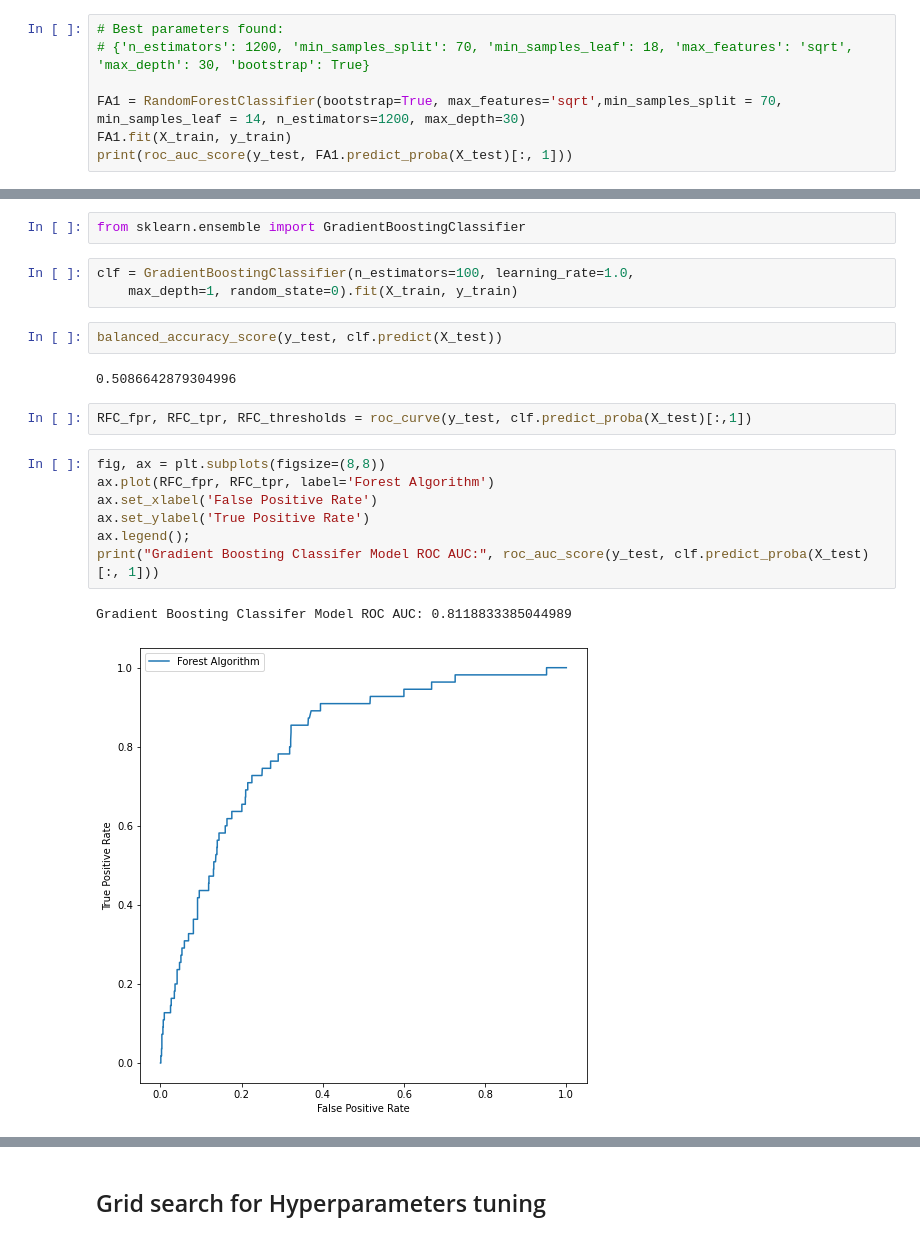
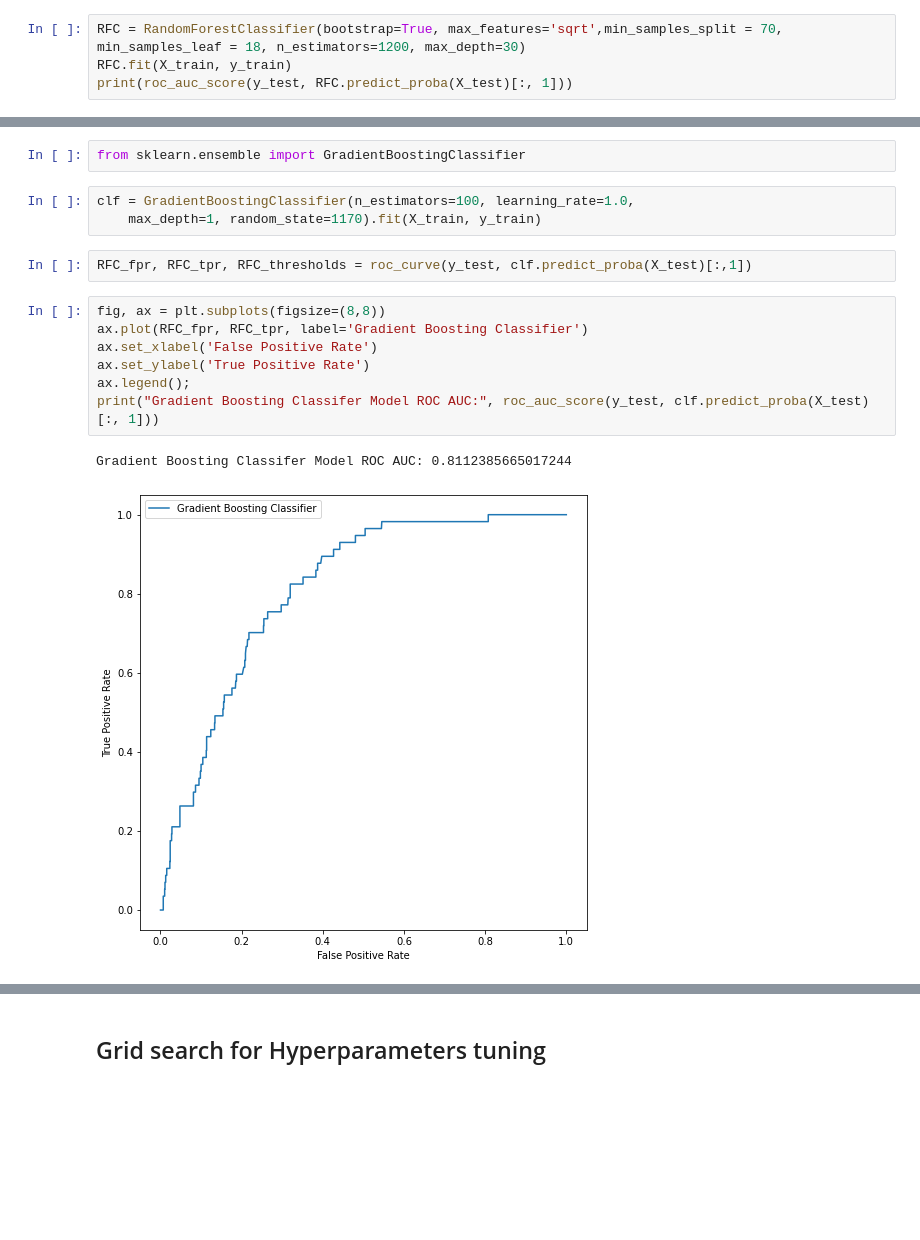
Before and after one commit to LJacquesdedixmude/StrokePredictionStreamlit, a Jupyter notebook: Code/codeStrokePred.ipynb, the cells around one changed output, grey strips where cells are left out. Saved outputs shown, nothing was run; the diff lists cells and outputs as text; blank space fills up the shorter version.

Commit message:
New models added

```diff
--- a/Code/codeStrokePred.ipynb
+++ b/Code/codeStrokePred.ipynb
@@ -221,10 +217,7 @@ Confusion matrix:
  [  57    0]]
 [figure]
 # %%
-# Best parameters found:
-# {'n_estimators': 1200, 'min_samples_split': 70, 'min_samples_leaf': 18, 'max_features': 'sqrt', 'max_depth': 30, 'bootstrap': True}
-
-FA1 = RandomForestClassifier(bootstrap=True, max_features='sqrt',min_samples_split = 70, min_samples_leaf = 14, n_estimators=1200, max_depth=30)
-FA1.fit(X_train, y_train)
-print(roc_auc_score(y_test, FA1.predict_proba(X_test)[:, 1]))
+RFC = RandomForestClassifier(bootstrap=True, max_features='sqrt',min_samples_split = 70, min_samples_leaf = 18, n_estimators=1200, max_depth=30)
+RFC.fit(X_train, y_train)
+print(roc_auc_score(y_test, RFC.predict_proba(X_test)[:, 1]))
 # %% [output]
@@ -321,23 +316,19 @@ print(resultDF2)
 from sklearn.ensemble import GradientBoostingClassifier
 # %%
 clf = GradientBoostingClassifier(n_estimators=100, learning_rate=1.0,
-    max_depth=1, random_state=0).fit(X_train, y_train)
+    max_depth=1, random_state=1170).fit(X_train, y_train)
-# %%
-balanced_accuracy_score(y_test, clf.predict(X_test))
-# %% [output]
-0.5086642879304996
 # %%
 RFC_fpr, RFC_tpr, RFC_thresholds = roc_curve(y_test, clf.predict_proba(X_test)[:,1])
 # %%
 fig, ax = plt.subplots(figsize=(8,8))
-ax.plot(RFC_fpr, RFC_tpr, label='Forest Algorithm')
+ax.plot(RFC_fpr, RFC_tpr, label='Gradient Boosting Classifier')
 ax.set_xlabel('False Positive Rate')
 ax.set_ylabel('True Positive Rate')
 ax.legend();
 print("Gradient Boosting Classifer Model ROC AUC:", roc_auc_score(y_test, clf.predict_proba(X_test)[:, 1]))
 # %% [output]
-Gradient Boosting Classifer Model ROC AUC: 0.8118833385044989
+Gradient Boosting Classifer Model ROC AUC: 0.8112385665017244
-[figure, old version]
+[figure, new version]
 # %%
 conf_mat = confusion_matrix(y_true=y_test, y_pred=clf.predict(X_test))
 print('Confusion matrix:\n', conf_mat)
```
Also changed, not shown: parts of 29 cells of this notebook, 9 other files.
